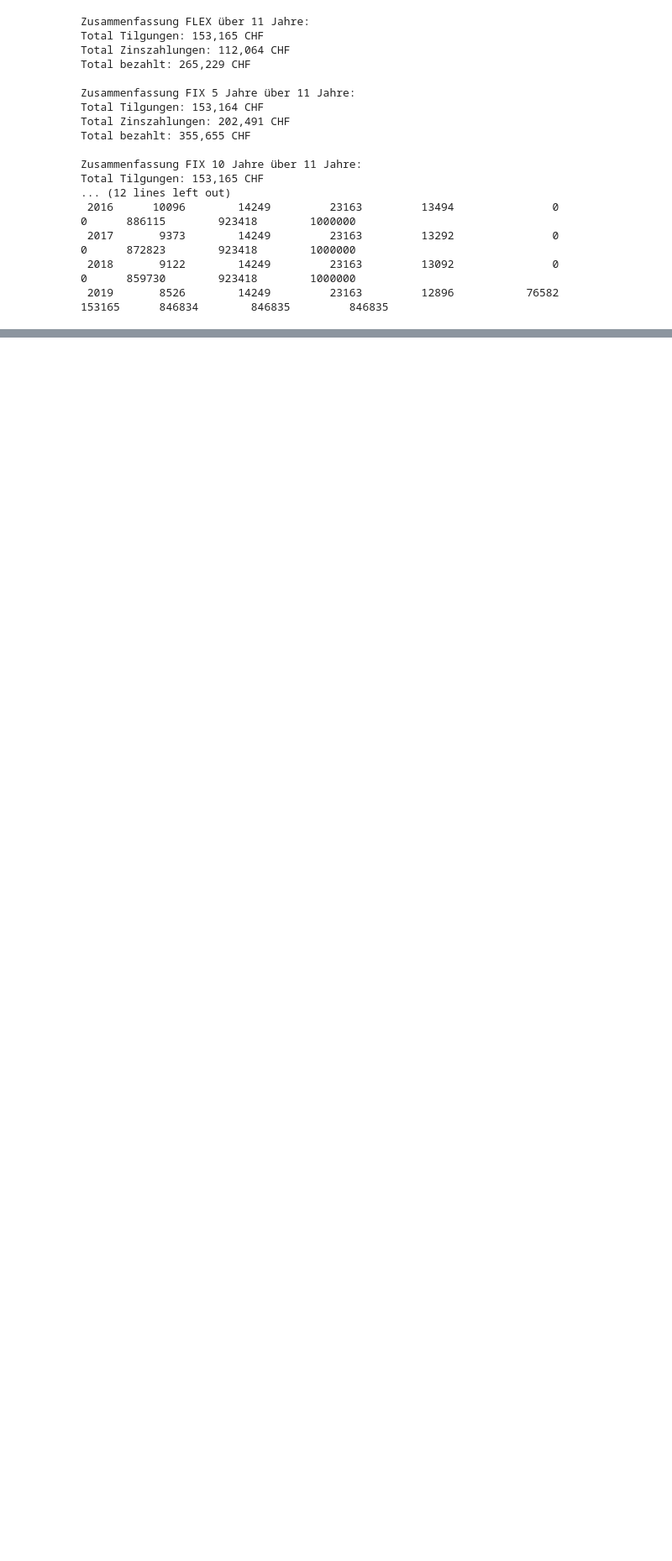
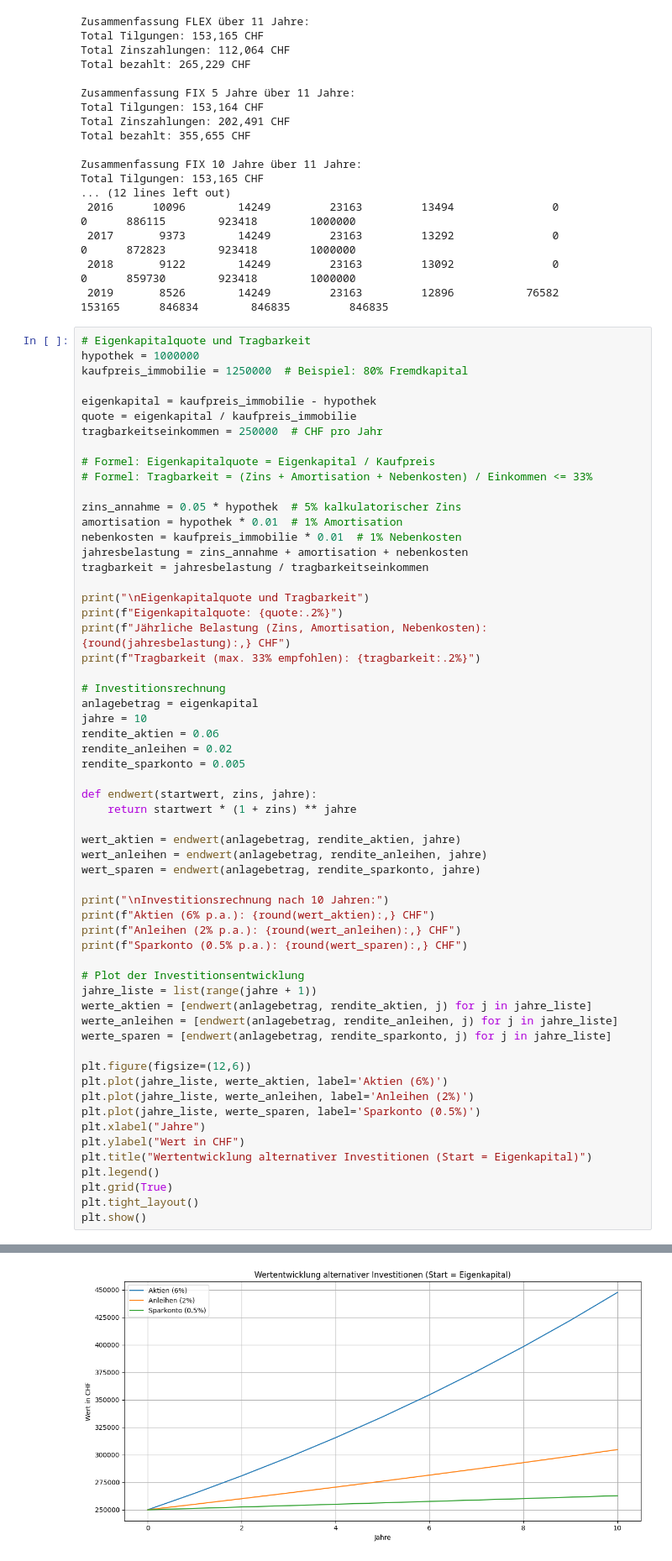
Before and after one commit to NevinJulian/HSLU.MATF, a Jupyter notebook: scripts/mortgage_comparison_interest_rates.ipynb, the cells around one changed output, grey strips where cells are left out. Shown at 84% size. Cells and saved outputs as stored; diff of their text form; blank space fills up the shorter version.

Commit message:
Added EK Tragbarkeit and Alternative Investitionen

```diff
--- a/scripts/mortgage_comparison_interest_rates.ipynb
+++ b/scripts/mortgage_comparison_interest_rates.ipynb
@@ -443,3 +443,63 @@ Total Tilgungen: 153,165 CHF
  2017       9373        14249         23163         13292               0                0      872823        923418        1000000
  2018       9122        14249         23163         13092               0                0      859730        923418        1000000
  2019       8526        14249         23163         12896           76582           153165      846834        846835         846835
+# %%
+# Eigenkapitalquote und Tragbarkeit
+hypothek = 1000000
+kaufpreis_immobilie = 1250000  # Beispiel: 80% Fremdkapital
+
+eigenkapital = kaufpreis_immobilie - hypothek
+quote = eigenkapital / kaufpreis_immobilie
+tragbarkeitseinkommen = 250000  # CHF pro Jahr
+
+# Formel: Eigenkapitalquote = Eigenkapital / Kaufpreis
+# Formel: Tragbarkeit = (Zins + Amortisation + Nebenkosten) / Einkommen <= 33%
+
+zins_annahme = 0.05 * hypothek  # 5% kalkulatorischer Zins
+amortisation = hypothek * 0.01  # 1% Amortisation
+nebenkosten = kaufpreis_immobilie * 0.01  # 1% Nebenkosten
+jahresbelastung = zins_annahme + amortisation + nebenkosten
+tragbarkeit = jahresbelastung / tragbarkeitseinkommen
+
+print("\nEigenkapitalquote und Tragbarkeit")
+print(f"Eigenkapitalquote: {quote:.2%}")
+print(f"Jährliche Belastung (Zins, Amortisation, Nebenkosten): {round(jahresbelastung):,} CHF")
+print(f"Tragbarkeit (max. 33% empfohlen): {tragbarkeit:.2%}")
+
+# Investitionsrechnung
+anlagebetrag = eigenkapital
+jahre = 10
+rendite_aktien = 0.06
+rendite_anleihen = 0.02
+rendite_sparkonto = 0.005
+
+def endwert(startwert, zins, jahre):
+    return startwert * (1 + zins) ** jahre
+
+wert_aktien = endwert(anlagebetrag, rendite_aktien, jahre)
+wert_anleihen = endwert(anlagebetrag, rendite_anleihen, jahre)
+wert_sparen = endwert(anlagebetrag, rendite_sparkonto, jahre)
+
+print("\nInvestitionsrechnung nach 10 Jahren:")
+print(f"Aktien (6% p.a.): {round(wert_aktien):,} CHF")
+print(f"Anleihen (2% p.a.): {round(wert_anleihen):,} CHF")
+print(f"Sparkonto (0.5% p.a.): {round(wert_sparen):,} CHF")
+
+# Plot der Investitionsentwicklung
+jahre_liste = list(range(jahre + 1))
+werte_aktien = [endwert(anlagebetrag, rendite_aktien, j) for j in jahre_liste]
+werte_anleihen = [endwert(anlagebetrag, rendite_anleihen, j) for j in jahre_liste]
+werte_sparen = [endwert(anlagebetrag, rendite_sparkonto, j) for j in jahre_liste]
+
+plt.figure(figsize=(12,6))
+plt.plot(jahre_liste, werte_aktien, label='Aktien (6%)')
+plt.plot(jahre_liste, werte_anleihen, label='Anleihen (2%)')
+plt.plot(jahre_liste, werte_sparen, label='Sparkonto (0.5%)')
+plt.xlabel("Jahre")
+plt.ylabel("Wert in CHF")
+plt.title("Wertentwicklung alternativer Investitionen (Start = Eigenkapital)")
+plt.legend()
+plt.grid(True)
+plt.tight_layout()
+plt.show()
+# %% [output]
@@ -445,0 +515 @@ Total Tilgungen: 153,165 CHF
+[figure, added]
```
Also changed, not shown: parts of 2 cells of this notebook.
